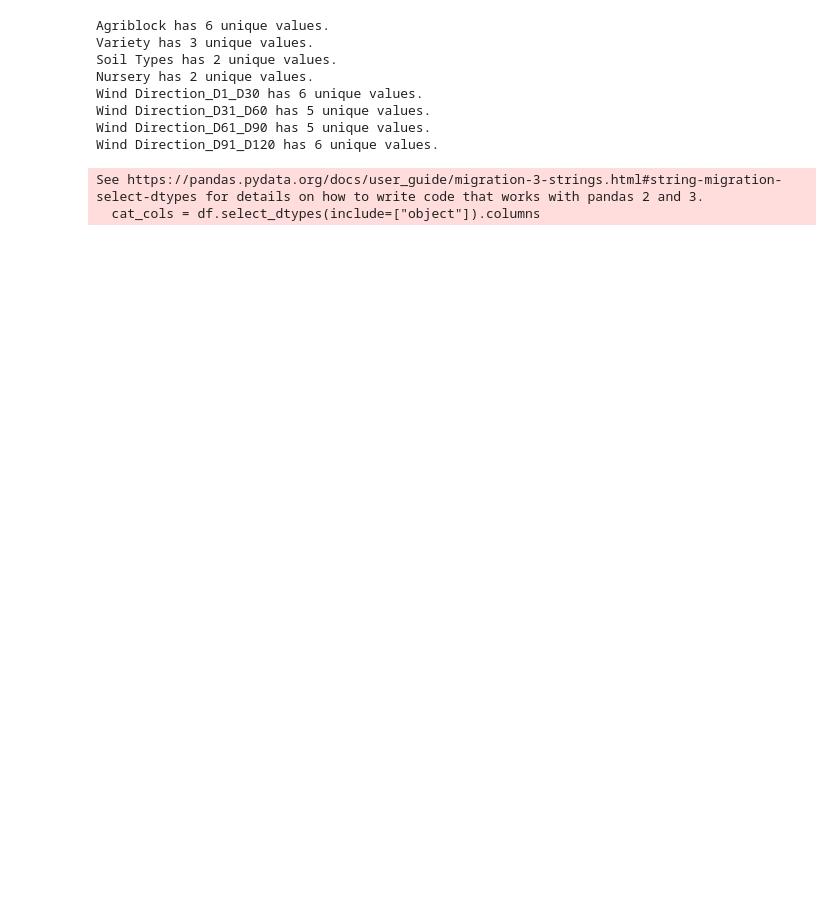
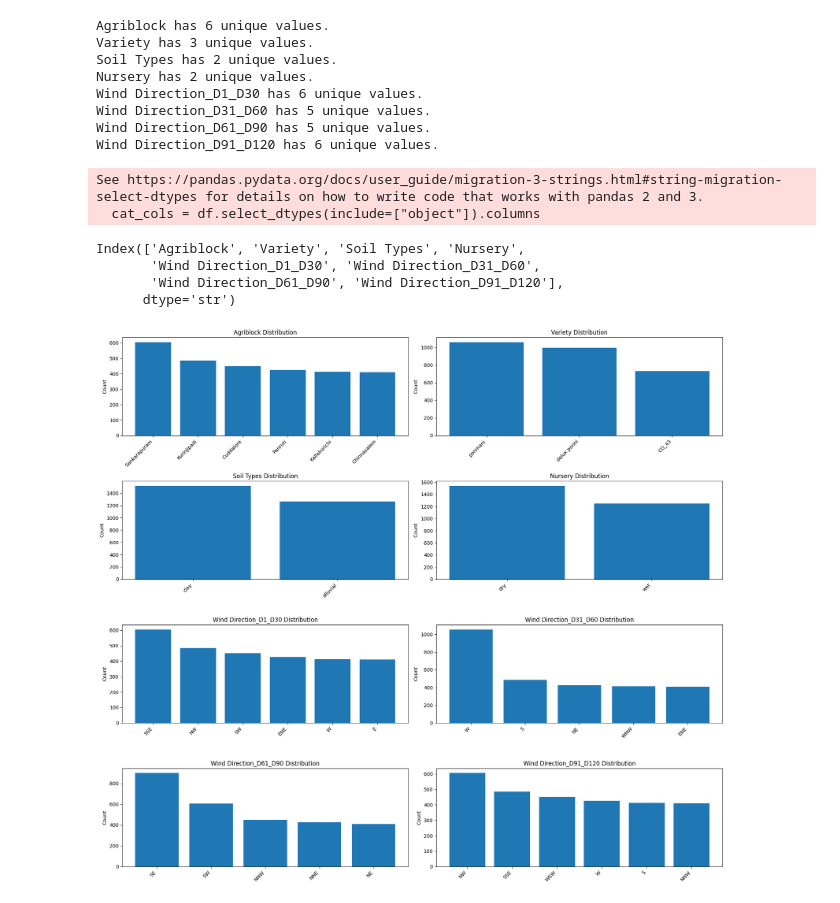
Before and after one commit to HelloPenguin1/Paddy_Yield_Prediction, a Jupyter notebook: notebooks/01_data_exploration.ipynb, the cells around one changed output. Saved outputs shown, nothing was run; the diff lists cells and outputs as text; code cells hidden in the pictures; blank space fills up the shorter version.

```diff
--- a/notebooks/01_data_exploration.ipynb
+++ b/notebooks/01_data_exploration.ipynb
@@ -118,3 +149,36 @@ Wind Direction_D61_D90 has 5 unique values.
 Wind Direction_D91_D120 has 6 unique values.
 See https://pandas.pydata.org/docs/user_guide/migration-3-strings.html#string-migration-select-dtypes for details on how to write code that works with pandas 2 and 3.
   cat_cols = df.select_dtypes(include=["object"]).columns
+# %%
+cat_cols
+# %% [output]
+Index(['Agriblock', 'Variety', 'Soil Types', 'Nursery',
+       'Wind Direction_D1_D30', 'Wind Direction_D31_D60',
+       'Wind Direction_D61_D90', 'Wind Direction_D91_D120'],
+      dtype='str')
+# %%
+import numpy as np
+
+n_features = len(cat_cols)
+n_cols = 2
+n_rows = int(np.ceil(n_features / n_cols))
+
+fig, axes = plt.subplots(n_rows, n_cols, figsize=(18, n_rows * 4))
+axes = axes.flatten()
+
+for idx, feature in enumerate(cat_cols):
+    value_counts = df[feature].value_counts()
+    axes[idx].bar(range(len(value_counts)), value_counts.values)
+    axes[idx].set_xticks(range(len(value_counts)))
+    axes[idx].set_xticklabels(value_counts.index, rotation=45, ha='right')
+    axes[idx].set_title(f'{feature} Distribution')
+    axes[idx].set_ylabel('Count')
+
+# Remove empty subplots
+for idx in range(len(cat_cols), len(axes)):
+    fig.delaxes(axes[idx])
+
+plt.tight_layout()
+plt.show()
+# %% [output]
+[figure, added]
```
Also changed, not shown: parts of 7 cells of this notebook, 2 other files.
